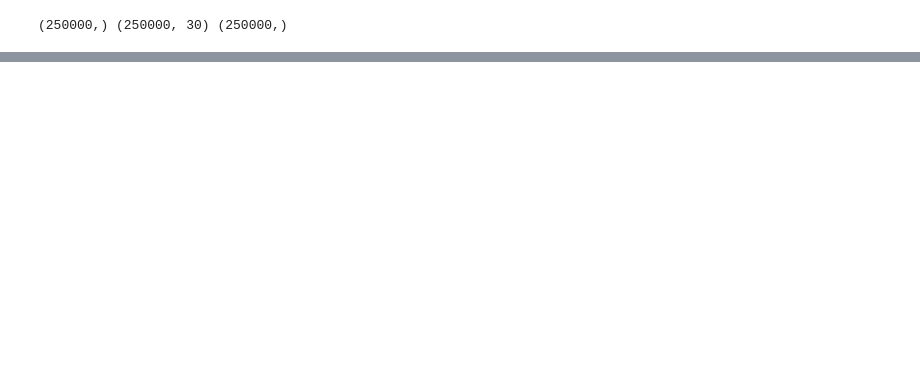
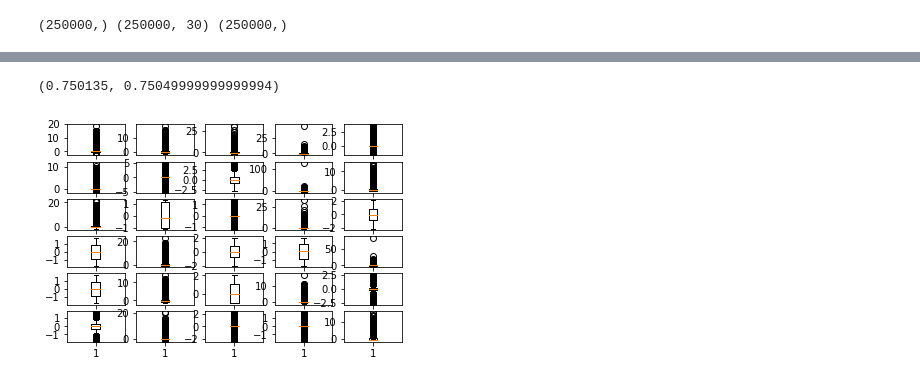
Before and after one commit to kir1994/EPFML_Project1, a Jupyter notebook: code/test.ipynb, the cells around one changed output, grey strips where cells are left out. Drawn from its saved outputs; the diff is of its cells as text; code cells hidden in the pictures; blank space fills up the shorter version.

Commit message:
~ bug fixes + plots in test.ipynb

```diff
--- a/code/test.ipynb
+++ b/code/test.ipynb
@@ -76,3 +8,0 @@ import numpy as np
-# %%
-pca = PCA()
-pca.fit(x)
@@ -127,4 +8,0 @@ np.sum((y_tr == 1) == (x_tr.dot(weights) > 0)) / len(y_tr)
-# %%
-test_data = load_csv_data("data/test.csv")
-y, x, ids = test_data[0], test_data[1], test_data[2]
-print(y.shape, x.shape, ids.shape)
@@ -132,0 +21,3 @@ print(y.shape, x.shape, ids.shape)
+# %%
+x_scaled, means, sds = standard_scaler_outlier(x, -999)
+x_scaled = np.c_[np.ones(x_scaled.shape[0]), x_scaled]
@@ -132,0 +103,15 @@ print(y.shape, x.shape, ids.shape)
+# %%
+test_data = load_csv_data("data/test.csv")
+y_sol, x_sol, ids_sol = test_data[0], test_data[1], test_data[2]
+print(y_sol.shape, x_sol.shape, ids_sol.shape)
+
+for i in range(1,x_sol.shape[1]):
+    ind_ok = x_sol[:,i] != -999
+    ind_nok = x_sol[:,i] == -999
+    x_sol[ind_nok,i] = means[i]
+    x_sol[:,i] -= means[i]
+    x_sol[:,i] /= sds[i]
+
+x_sol_scaled = np.c_[np.ones(x_sol.shape[0]), x_sol]
+y_pred = 2 * (x_sol_scaled.dot(w_stoch[0]) > 0) - 1
+create_csv_submission(ids_sol, y_pred, "third.csv")
@@ -132,0 +143,6 @@ print(y.shape, x.shape, ids.shape)
+# %%
+y_pred_1 = sigmoid(x_tr_s.dot(w_stoch[0])) > 0.5
+y_pred_2 = sigmoid(x_te_s.dot(w_stoch[0])) > 0.5
+np.sum((y_tr_s > 0) == y_pred_1)/len(y_pred_1), np.sum((y_te_s > 0) == y_pred_2)/len(y_pred_2)
+# %% [output]
+(0.750135, 0.75049999999999994)
@@ -132,0 +151,9 @@ print(y.shape, x.shape, ids.shape)
+# %%
+plt.figure(1)
+
+for i in range(1, x_scaled.shape[1]):
+    plt.subplot(6, 5, i)
+    plt.boxplot(x_scaled[1:,i])
+plt.show()
+# %% [output]
+[figure, added]
```
Also changed, not shown: parts of 50 cells of this notebook, 4 other files.
